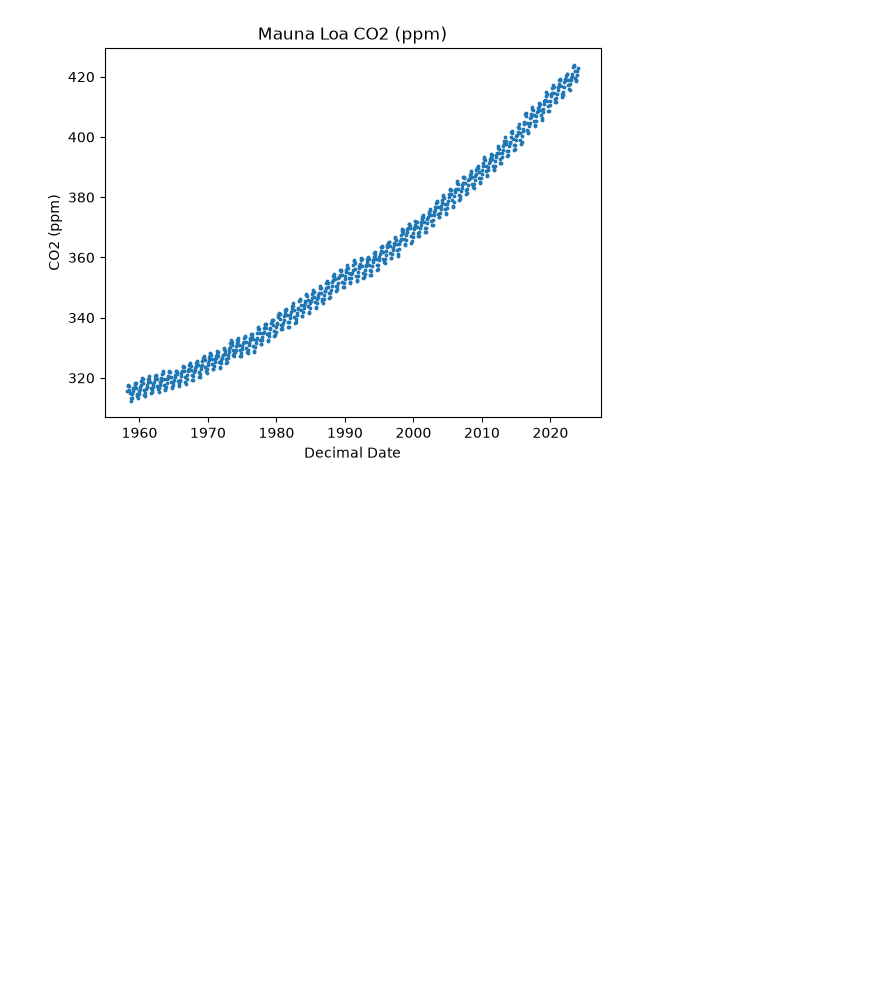
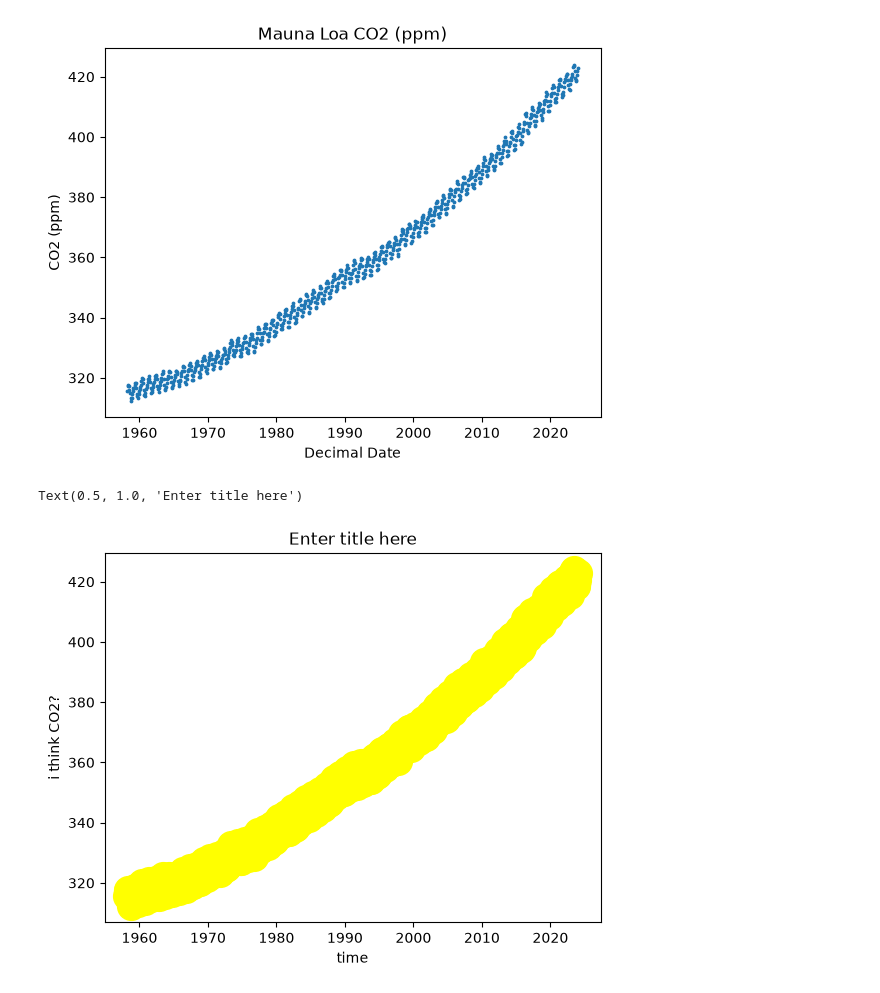
Before and after one commit to siobhankassem/USC_GEOL415, a Jupyter notebook: Kassem_HW5.ipynb, the cells around one changed output. Saved outputs shown, nothing was run; the diff lists cells and outputs as text; code cells hidden in the pictures; blank space fills up the shorter version.

```diff
--- a/Kassem_HW5.ipynb
+++ b/Kassem_HW5.ipynb
@@ -189,3 +189,12 @@ plt.title('Mauna Loa CO2 (ppm)')
 # %% [output]
 Text(0.5, 1.0, 'Mauna Loa CO2 (ppm)')
 [figure]
+# %%
+
+plt.scatter(df_CO2['decimal date'], df_CO2['average'], s=400, color='yellow')
+plt.xlabel('time')
+plt.ylabel('i think CO2?')
+plt.title('Enter title here')
+# %% [output]
+Text(0.5, 1.0, 'Enter title here')
+[figure, added]
```
